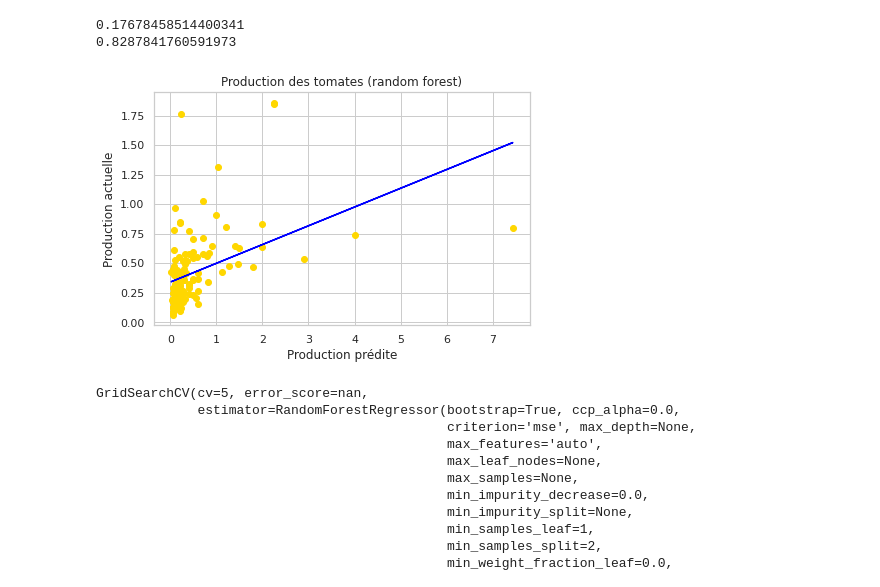
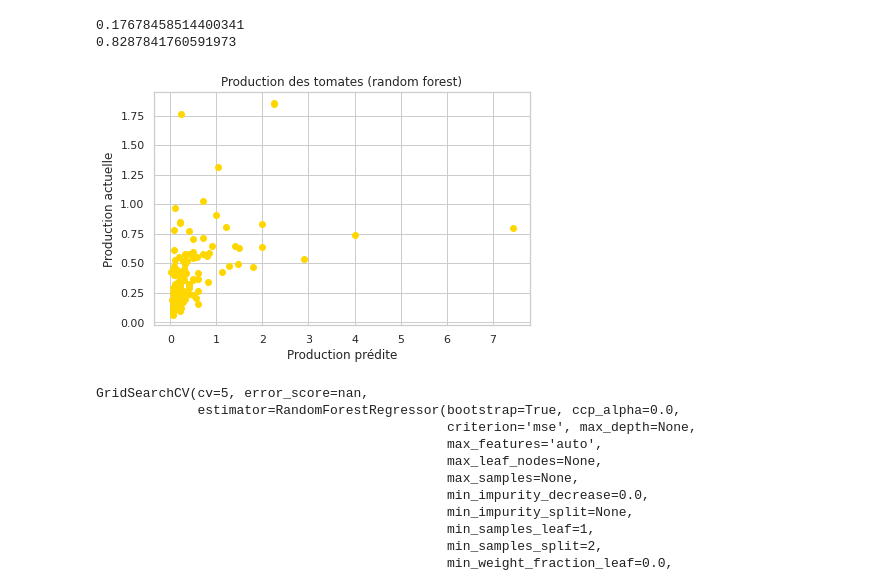
Before and after one commit to Lydu7979/Projet-chef-d-oeuvre-bon-, a Jupyter notebook: Modèles/Random Forest/Projet_chef_d'oeuvre(Random_Forest).ipynb, the cells around one changed output. Cells and saved outputs as stored; diff of their text form; code cells hidden in the pictures.

```diff
--- a/Modèles/Random Forest/Projet_chef_d'oeuvre(Random_Forest).ipynb
+++ b/Modèles/Random Forest/Projet_chef_d'oeuvre(Random_Forest).ipynb
@@ -432,6 +426,10 @@ plt.show()
 # %% [markdown]
 **Production**
 # %%
+X2 =  T3.drop(['Production quantité \ntonne(s)'], axis=1)
+y2 = Production
+
+
 X_train, X_test, y_train, y_test = train_test_split(X2, y2, test_size=0.3, random_state=42)
 
 forest_reg = RandomForestRegressor(random_state=42)
@@ -471,14 +469,11 @@ print(r2_score(y_train, y_tr))
 # %%
 plt.scatter(y_test, y_pred, color = 'gold')
 plt.title('Production des tomates (random forest)')
 plt.xlabel('Production prédite')
 plt.ylabel('Production actuelle')
-z = np.polyfit(y_test, y_pred, 1)
-p = np.poly1d(z)
-plt.plot(y_test,p(y_test), color='blue')
 plt.show()
 # %% [output]
-[figure, old version]
+[figure, new version]
 # %%
 param_grid = {  'bootstrap': [True], 'max_depth': [5, 10, None], 'max_features': ['auto', 'log2'], 'n_estimators': [19, 35, 46, 79, 98, 100, 115, 123]}
 # %%
```
Also changed, not shown: parts of 3 cells of this notebook, 1 other file.
